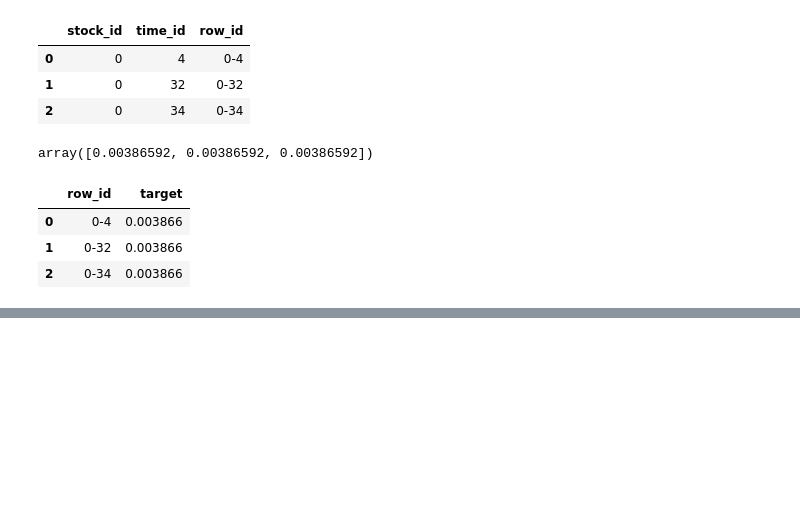
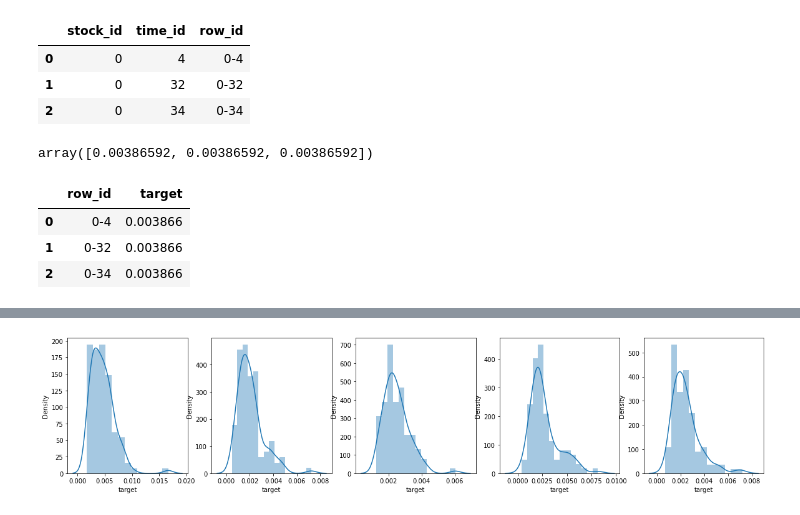
Before and after one commit to mahiro72/kaggle_OptiverRealizedVolatilityPrediction, a Jupyter notebook: eda/eda_0811.ipynb, the cells around one changed output, grey strips where cells are left out. Drawn from its saved outputs; the diff is of its cells as text; code cells hidden in the pictures; blank space fills up the shorter version.

```diff
--- a/eda/eda_0811.ipynb
+++ b/eda/eda_0811.ipynb
@@ -562,0 +588,7 @@ sub
+# %%
+fig,ax = plt.subplots(1,5,figsize=(20,4))
+for i,time_id in enumerate([5,11,16,31,62]):
+    sns.distplot(train[train["time_id"]==time_id]["target"],ax=ax[i])
+plt.show()
+# %% [output]
+[figure, added]
```
Also changed, not shown: parts of 26 cells of this notebook, 2 other files.
